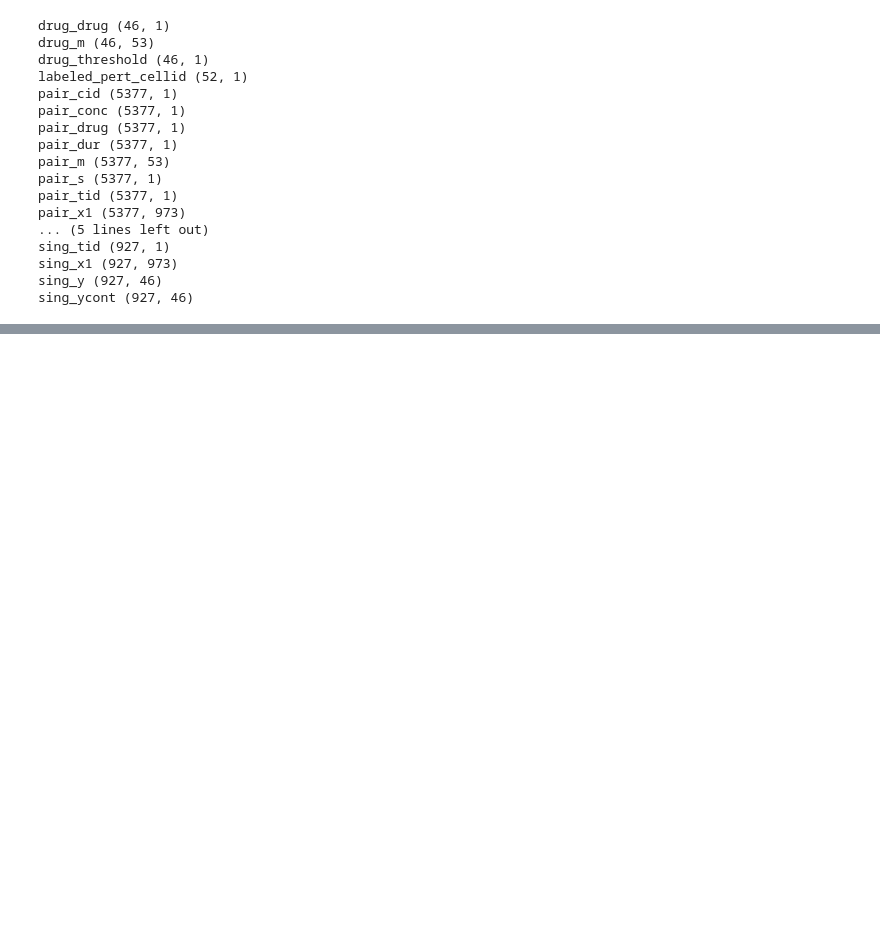
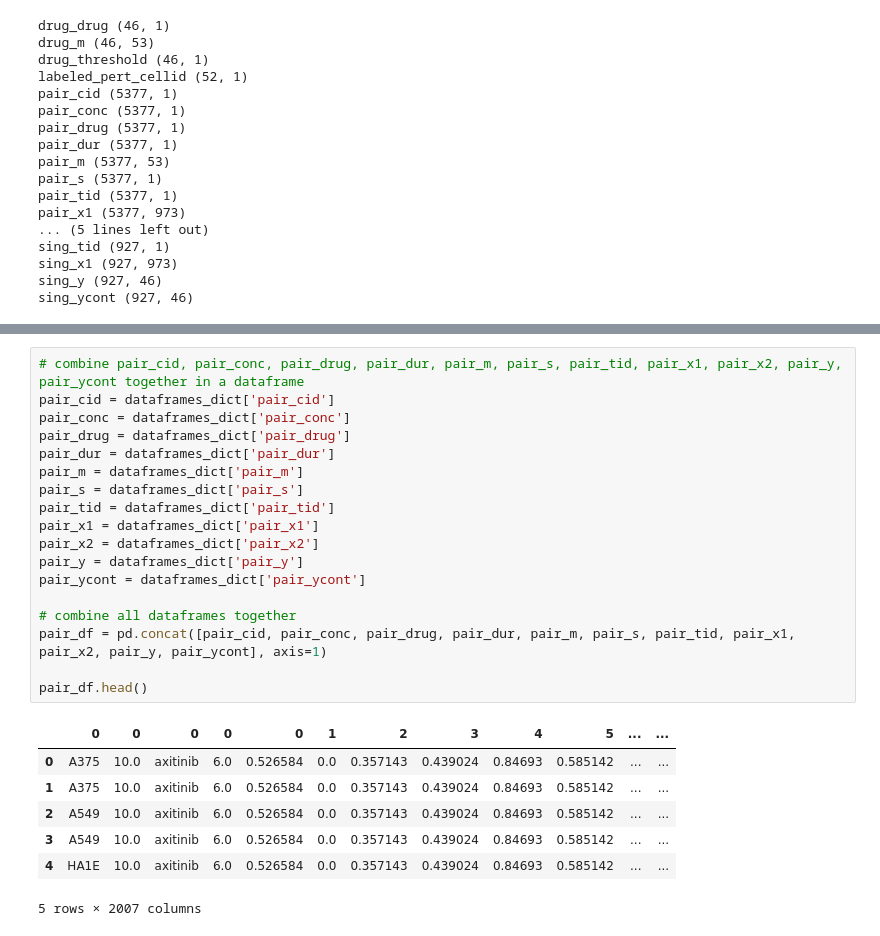
Before and after one commit to Coaasim/vae_drug_perturb, a Jupyter notebook: drvae_dataexploration.ipynb, the cells around one changed output, grey strips where cells are left out. Drawn from its saved outputs; the diff is of its cells as text; blank space fills up the shorter version.

```diff
--- a/drvae_dataexploration.ipynb
+++ b/drvae_dataexploration.ipynb
@@ -80,0 +83,26 @@ sing_df.shape
+# %%
+# combine pair_cid, pair_conc, pair_drug, pair_dur, pair_m, pair_s, pair_tid, pair_x1, pair_x2, pair_y, pair_ycont together in a dataframe
+pair_cid = dataframes_dict['pair_cid']
+pair_conc = dataframes_dict['pair_conc']
+pair_drug = dataframes_dict['pair_drug']
+pair_dur = dataframes_dict['pair_dur']
+pair_m = dataframes_dict['pair_m']
+pair_s = dataframes_dict['pair_s']
+pair_tid = dataframes_dict['pair_tid']
+pair_x1 = dataframes_dict['pair_x1']
+pair_x2 = dataframes_dict['pair_x2']
+pair_y = dataframes_dict['pair_y']
+pair_ycont = dataframes_dict['pair_ycont']
+
+# combine all dataframes together
+pair_df = pd.concat([pair_cid, pair_conc, pair_drug, pair_dur, pair_m, pair_s, pair_tid, pair_x1, pair_x2, pair_y, pair_ycont], axis=1)
+
+pair_df.head()
+# %% [output]
+|  | 0 | 0 | 0 | 0 | 0 | 1 | 2 | 3 | 4 | 5 | ... | ... |
+| 0 | A375 | 10.0 | axitinib | 6.0 | 0.526584 | 0.0 | 0.357143 | 0.439024 | 0.84693 | 0.585142 | ... | ... |
+| 1 | A375 | 10.0 | axitinib | 6.0 | 0.526584 | 0.0 | 0.357143 | 0.439024 | 0.84693 | 0.585142 | ... | ... |
+| 2 | A549 | 10.0 | axitinib | 6.0 | 0.526584 | 0.0 | 0.357143 | 0.439024 | 0.84693 | 0.585142 | ... | ... |
+| 3 | A549 | 10.0 | axitinib | 6.0 | 0.526584 | 0.0 | 0.357143 | 0.439024 | 0.84693 | 0.585142 | ... | ... |
+| 4 | HA1E | 10.0 | axitinib | 6.0 | 0.526584 | 0.0 | 0.357143 | 0.439024 | 0.84693 | 0.585142 | ... | ... |
+5 rows × 2007 columns
```
Also changed, not shown: parts of 11 cells of this notebook.
